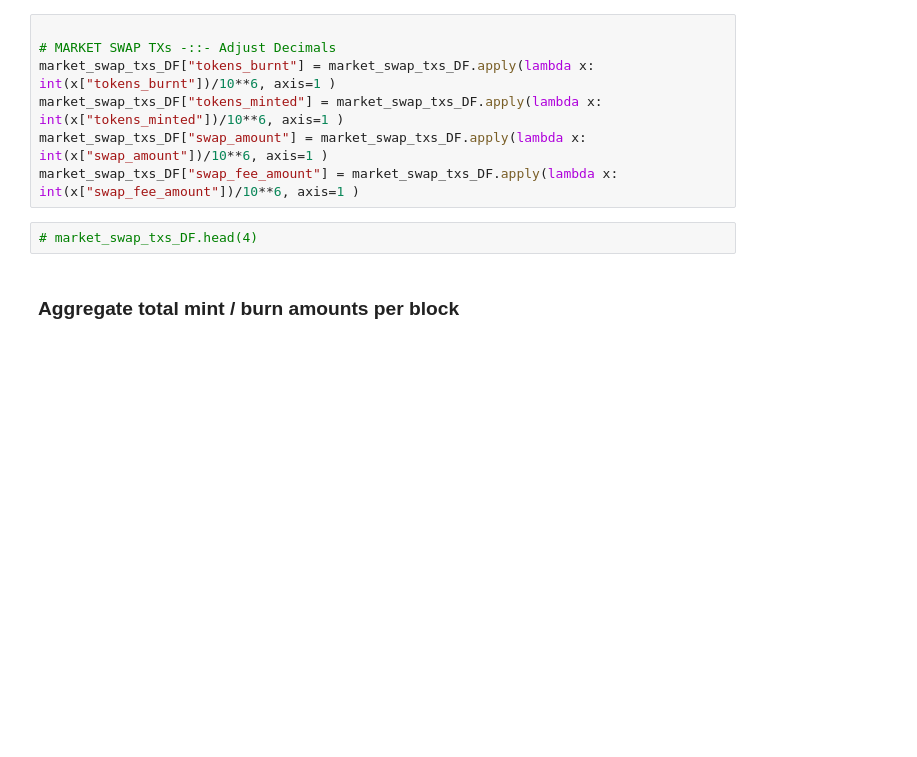
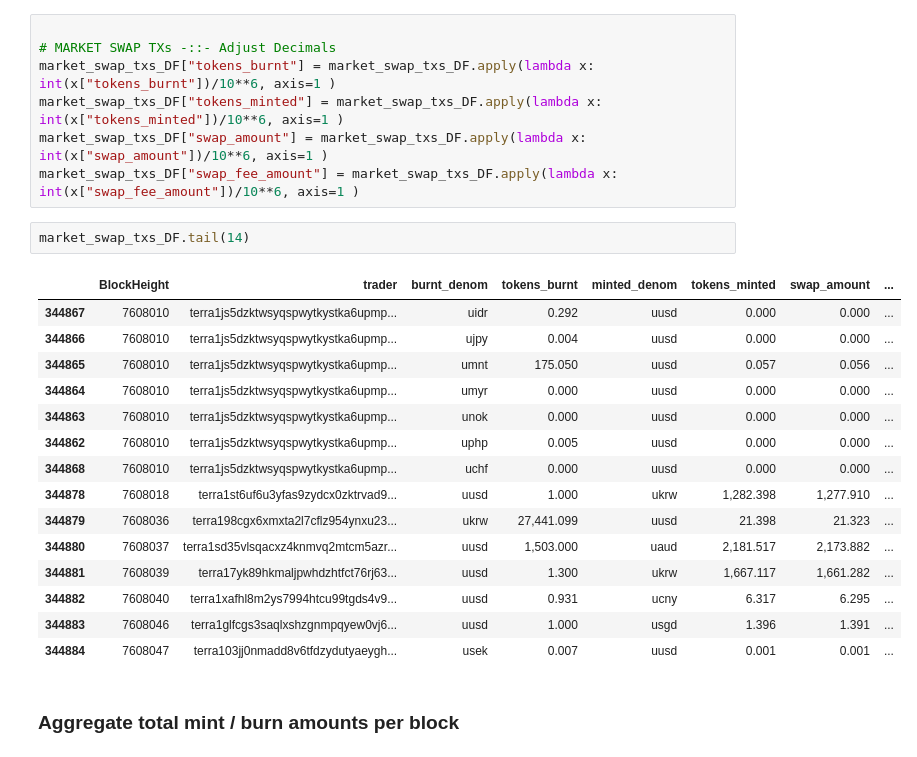
Before and after one commit to AstroTech-Labs/Research_1_TerraClassic, a Jupyter notebook: learning_layer_research/terra_market_module/data_preprocessing.ipynb, the cells around one changed output. Cells and saved outputs as stored; diff of their text form; blank space fills up the shorter version.

```diff
--- a/learning_layer_research/terra_market_module/data_preprocessing.ipynb
+++ b/learning_layer_research/terra_market_module/data_preprocessing.ipynb
@@ -158,8 +281,24 @@ market_swap_txs_DF["tokens_burnt"] = market_swap_txs_DF.apply(lambda x: int(x["t
 market_swap_txs_DF["tokens_minted"] = market_swap_txs_DF.apply(lambda x: int(x["tokens_minted"])/10**6, axis=1 )
 market_swap_txs_DF["swap_amount"] = market_swap_txs_DF.apply(lambda x: int(x["swap_amount"])/10**6, axis=1 )
 market_swap_txs_DF["swap_fee_amount"] = market_swap_txs_DF.apply(lambda x: int(x["swap_fee_amount"])/10**6, axis=1 )
-# %%
-# market_swap_txs_DF.head(4)
+# %%
+market_swap_txs_DF.tail(14)
+# %% [output]
+|  | BlockHeight | trader | burnt_denom | tokens_burnt | minted_denom | tokens_minted | swap_amount | ... |
+| 344867 | 7608010 | terra1js5dzktwsyqspwytkystka6upmp... | uidr | 0.292 | uusd | 0.000 | 0.000 | ... |
+| 344866 | 7608010 | terra1js5dzktwsyqspwytkystka6upmp... | ujpy | 0.004 | uusd | 0.000 | 0.000 | ... |
+| 344865 | 7608010 | terra1js5dzktwsyqspwytkystka6upmp... | umnt | 175.050 | uusd | 0.057 | 0.056 | ... |
+| 344864 | 7608010 | terra1js5dzktwsyqspwytkystka6upmp... | umyr | 0.000 | uusd | 0.000 | 0.000 | ... |
+| 344863 | 7608010 | terra1js5dzktwsyqspwytkystka6upmp... | unok | 0.000 | uusd | 0.000 | 0.000 | ... |
+| 344862 | 7608010 | terra1js5dzktwsyqspwytkystka6upmp... | uphp | 0.005 | uusd | 0.000 | 0.000 | ... |
+| 344868 | 7608010 | terra1js5dzktwsyqspwytkystka6upmp... | uchf | 0.000 | uusd | 0.000 | 0.000 | ... |
+| 344878 | 7608018 | terra1st6uf6u3yfas9zydcx0zktrvad9... | uusd | 1.000 | ukrw | 1,282.398 | 1,277.910 | ... |
+| 344879 | 7608036 | terra198cgx6xmxta2l7cflz954ynxu23... | ukrw | 27,441.099 | uusd | 21.398 | 21.323 | ... |
+| 344880 | 7608037 | terra1sd35vlsqacxz4knmvq2mtcm5azr... | uusd | 1,503.000 | uaud | 2,181.517 | 2,173.882 | ... |
+| 344881 | 7608039 | terra17yk89hkmaljpwhdzhtfct76rj63... | uusd | 1.300 | ukrw | 1,667.117 | 1,661.282 | ... |
+| 344882 | 7608040 | terra1xafhl8m2ys7994htcu99tgds4v9... | uusd | 0.931 | ucny | 6.317 | 6.295 | ... |
+| 344883 | 7608046 | terra1glfcgs3saqlxshzgnmpqyew0vj6... | uusd | 1.000 | usgd | 1.396 | 1.391 | ... |
+| 344884 | 7608047 | terra103jj0nmadd8v6tfdzydutyaeygh... | usek | 0.007 | uusd | 0.001 | 0.001 | ... |
 # %% [markdown]
 ### Aggregate total mint / burn amounts per block
 # %%
```
Also changed, not shown: parts of 22 cells of this notebook, 4 other files.
